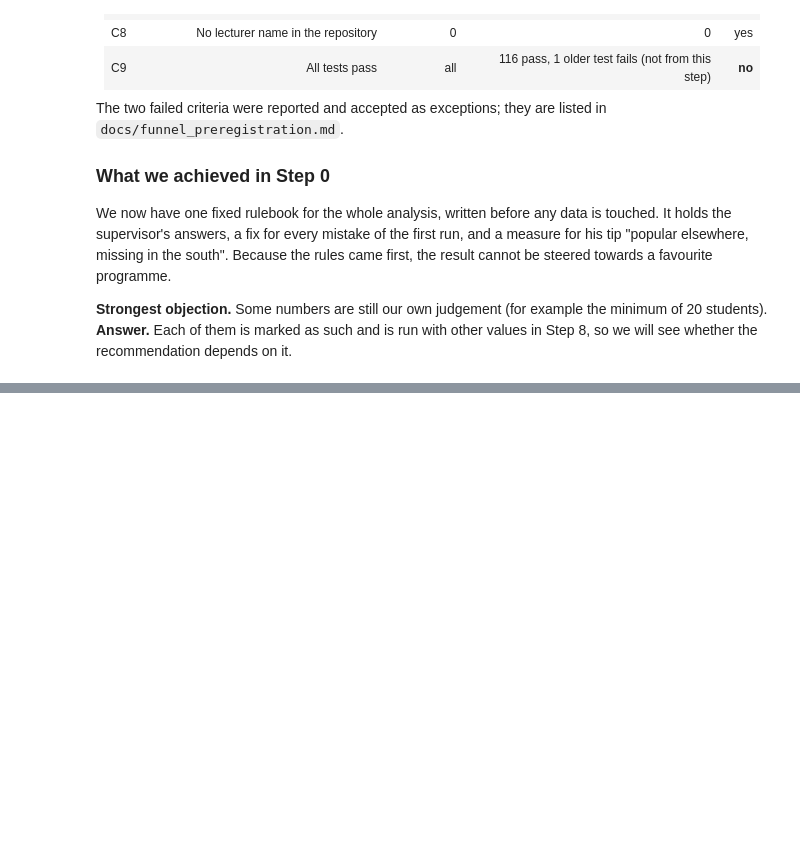
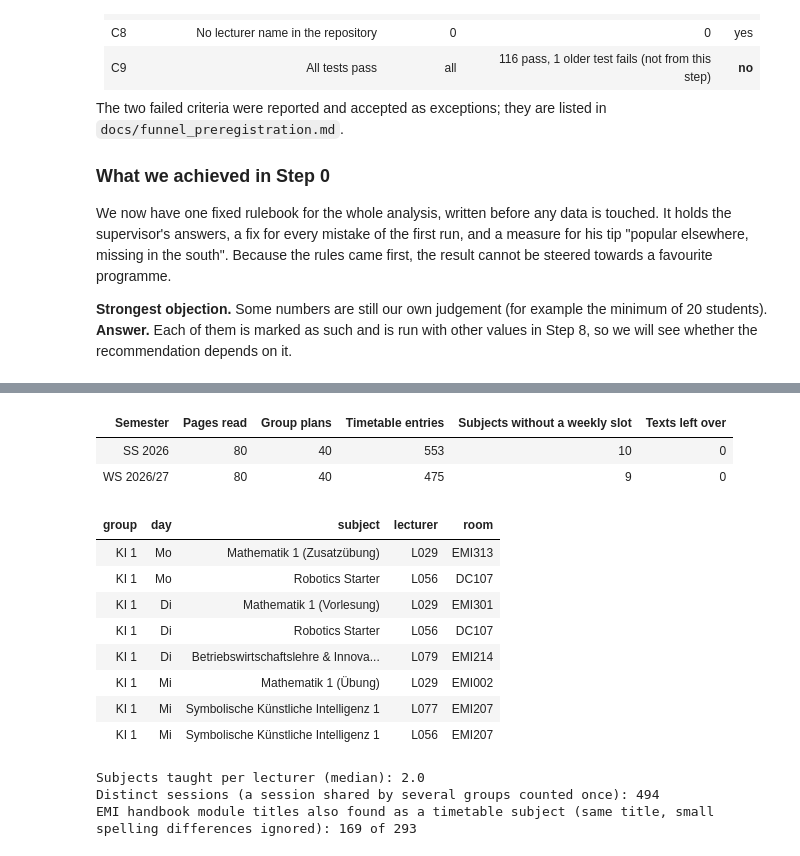
Before and after one commit to SomanthaManuranga/study-program-intelligence, a Jupyter notebook: notebooks/funnel_progress.ipynb, the cells around one changed output, grey strips where cells are left out. Saved outputs shown, nothing was run; the diff lists cells and outputs as text; code cells hidden in the pictures; blank space fills up the shorter version.

```diff
--- a/notebooks/funnel_progress.ipynb
+++ b/notebooks/funnel_progress.ipynb
@@ -212,0 +218,21 @@ We now have one fixed rulebook for the whole analysis, written before any data i
+# %%
+import json
+INV = json.loads((ROOT / "data" / "interim" / "funnel2_inventory.json").read_text(encoding="utf-8"))
+cat, emi, tt, oth, thr = INV["catalogue"], INV["emi"], INV["timetables"], INV["other"], INV["threshold"]
+by = {t["table"]: t for t in INV["destatis"]}
+laender_ok = sum(v["covers_2019_2024"] for v in INV["laender"].values())
+print("Inventory run on", INV["stamp"]["date"], "with code version", INV["stamp"]["commit"])
+
+rows = [
+    ("Study catalogue of Germany", f"{cat['rows']:,} offers; {cat['after_dedupe']:,} bachelor and master offers after merging variants; {cat['full_time_after_dedupe']:,} full-time",
+        "19 Oct 2026", f"{cat['offers_empty_after_drops']:,} offers have no content text once filler is removed; no language field"),
+    ("EMI modules (OTH handbooks)", f"{emi['modules']} modules, {emi['by_level']['BA']} bachelor and {emi['by_level']['MA']} master", "19 Oct 2026", f"{emi['ects_missing']} modules without credits"),
+    ("First-years and graduates by subject, Bavaria and Germany", f"{by['21311-0015_BY']['subjects']} subjects", f"{by['21311-0015_BY']['first_year']}-{by['21311-0015_BY']['last_year']}", "none"),
+    ("First-years by subject, the 15 other federal states (new)", f"{laender_ok} of {len(INV['laender'])} states", "2018-2025", "none"),
+    ("Job ads", "; ".join(f"{d}: {n}" for d, n in oth["job_snapshots"].items()) + " counts", "Oct-Nov 2026", "new keywords have no history"),
+    ("School leavers by county", f"{oth['school_leavers']['counties_last_year']} counties", oth["school_leavers"]["years"], "year " + ", ".join(map(str, oth["school_leavers"]["missing_years"])) + " missing"),
+    ("Students by campus (for master programmes)", f"{oth['master_origins']['campuses']} campuses, {oth['master_origins']['students']:,} students", "winter 2024/25", "none"),
+    ("EMI timetables (internal, from the supervisor)", f"{tt['groups']} group plans, {tt['grid_cells']:,} timetable entries, {tt['distinct_subject_names']} subjects, {tt['lecturers']} lecturers",
+        ", ".join(tt["semesters"]), "no credits, no hours, no student numbers"),
+]
+show(pd.DataFrame(rows, columns=["Data source", "Size", "Period or date", "Gaps"]))
@@ -212,0 +286,26 @@ We now have one fixed rulebook for the whole analysis, written before any data i
+# %%
+tts = pd.read_csv(ROOT / "data" / "interim" / "timetable_subjects.csv")
+grid = tts[tts["in_grid"]]
+show(pd.DataFrame([(f["semester"], f["pages"], f["groups"], f["grid_cells"], f["listed_subjects_without_a_slot"], f["cell_texts_in_no_cell"]) for f in tt["files"]],
+                  columns=["Semester", "Pages read", "Group plans", "Timetable entries", "Subjects without a weekly slot", "Texts left over"]))
+sample = grid[(grid["semester"] == "WS 2026/27") & (grid["group"] == "KI 1")][["group", "day", "subject", "lecturer", "room"]].head(8)
+show(sample.fillna(""))
+print("Subjects taught per lecturer (median):", grid.groupby("lecturer")["subject"].nunique().median())
+print("Distinct sessions (a session shared by several groups counted once):", tt["distinct_sessions"])
+print("EMI handbook module titles also found as a timetable subject (same title, small spelling differences ignored):", tt["emi_distinct_titles_found_normalised"], "of", tt["emi_distinct_titles"])
+# %% [output]
+| Semester | Pages read | Group plans | Timetable entries | Subjects without a weekly slot | Texts left over |
+| SS 2026 | 80 | 40 | 553 | 10 | 0 |
+| WS 2026/27 | 80 | 40 | 475 | 9 | 0 |
+| group | day | subject | lecturer | room |
+| KI 1 | Mo | Mathematik 1 (Zusatzübung) | L029 | EMI313 |
+| KI 1 | Mo | Robotics Starter | L056 | DC107 |
+| KI 1 | Di | Mathematik 1 (Vorlesung) | L029 | EMI301 |
+| KI 1 | Di | Robotics Starter | L056 | DC107 |
+| KI 1 | Di | Betriebswirtschaftslehre & Innova... | L079 | EMI214 |
+| KI 1 | Mi | Mathematik 1 (Übung) | L029 | EMI002 |
+| KI 1 | Mi | Symbolische Künstliche Intelligenz 1 | L077 | EMI207 |
+| KI 1 | Mi | Symbolische Künstliche Intelligenz 1 | L056 | EMI207 |
+Subjects taught per lecturer (median): 2.0
+Distinct sessions (a session shared by several groups counted once): 494
+EMI handbook module titles also found as a timetable subject (same title, small spelling differences ignored): 169 of 293
```
Also changed, not shown: parts of 10 cells of this notebook, 2 other files.
